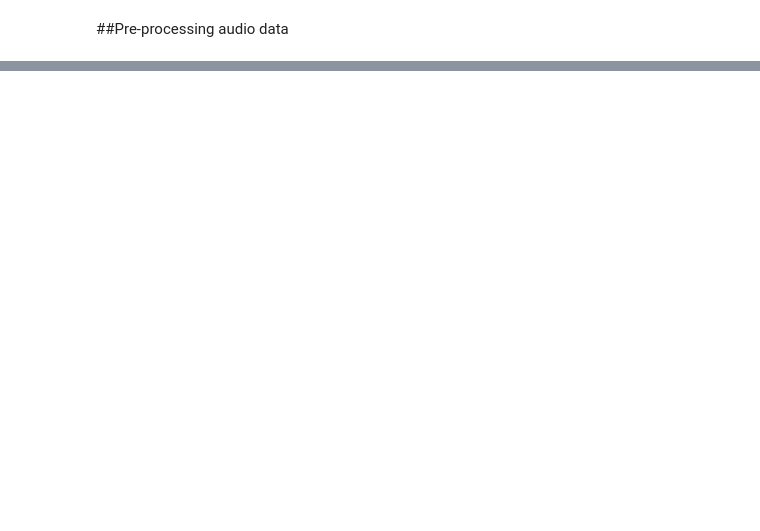
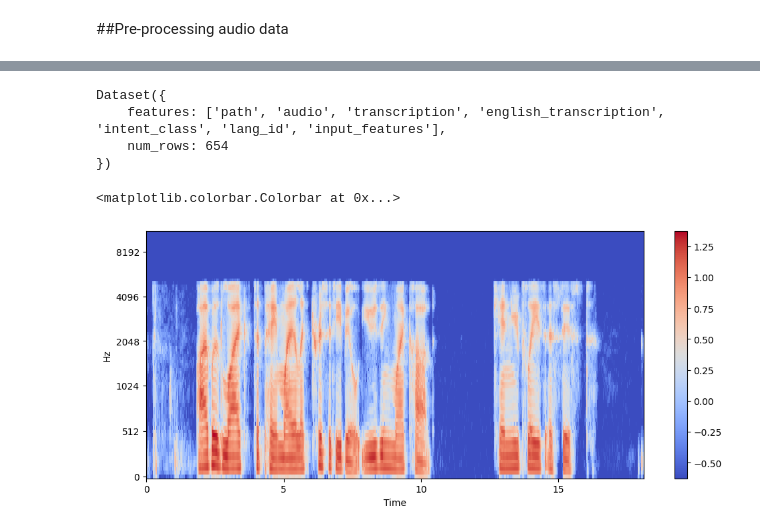
Before and after one commit to rahiakela/audio-processing-research-and-practice, a Jupyter notebook: huggingface-audio-course/unit-01-audio-data/02_preprocessing_audio_dataset.ipynb, the cells around one changed output, grey strips where cells are left out. Drawn from its saved outputs; the diff is of its cells as text; code cells hidden in the pictures; blank space fills up the shorter version.

```diff
--- a/huggingface-audio-course/unit-01-audio-data/02_preprocessing_audio_dataset.ipynb
+++ b/huggingface-audio-course/unit-01-audio-data/02_preprocessing_audio_dataset.ipynb
@@ -137,0 +159,14 @@ Dataset({
+# %%
+# let’s visualize it for one of the examples in the minds dataset
+example = minds[0]
+input_features = example["input_features"]
+
+plt.figure().set_figwidth(12)
+librosa.display.specshow(
+    np.asarray(input_features[0]),
+    x_axis="time",
+    y_axis="mel",
+    sr=feature_extractor.sampling_rate,
+    hop_length=feature_extractor.hop_length
+)
+plt.colorbar()
@@ -137,0 +176,34 @@ Dataset({
+# %%
+# let's make things even simpler
+feature_processor = AutoProcessor.from_pretrained("openai/whisper-small")
+# %%
+def prepare_dataset(example):
+  audio = example["audio"]
+  features = feature_processor(audio["array"], sampling_rate=audio["sampling_rate"], padding=True)
+  return features
+# %%
+# let's apply the data preparation function to all of our training examples
+minds = minds.map(prepare_dataset)
+minds
+# %% [output]
+Dataset({
+    features: ['path', 'audio', 'transcription', 'english_transcription', 'intent_class', 'lang_id', 'input_features'],
+    num_rows: 654
+})
+# %%
+# let’s visualize it for one of the examples in the minds dataset
+example = minds[0]
+input_features = example["input_features"]
+
+plt.figure().set_figwidth(12)
+librosa.display.specshow(
+    np.asarray(input_features[0]),
+    x_axis="time",
+    y_axis="mel",
+    #sr=feature_processor.sr,
+    #hop_length=feature_processor.hop_length
+)
+plt.colorbar()
+# %% [output]
+<matplotlib.colorbar.Colorbar at 0x...>
+[figure, added]
```
Also changed, not shown: parts of 10 cells of this notebook.
